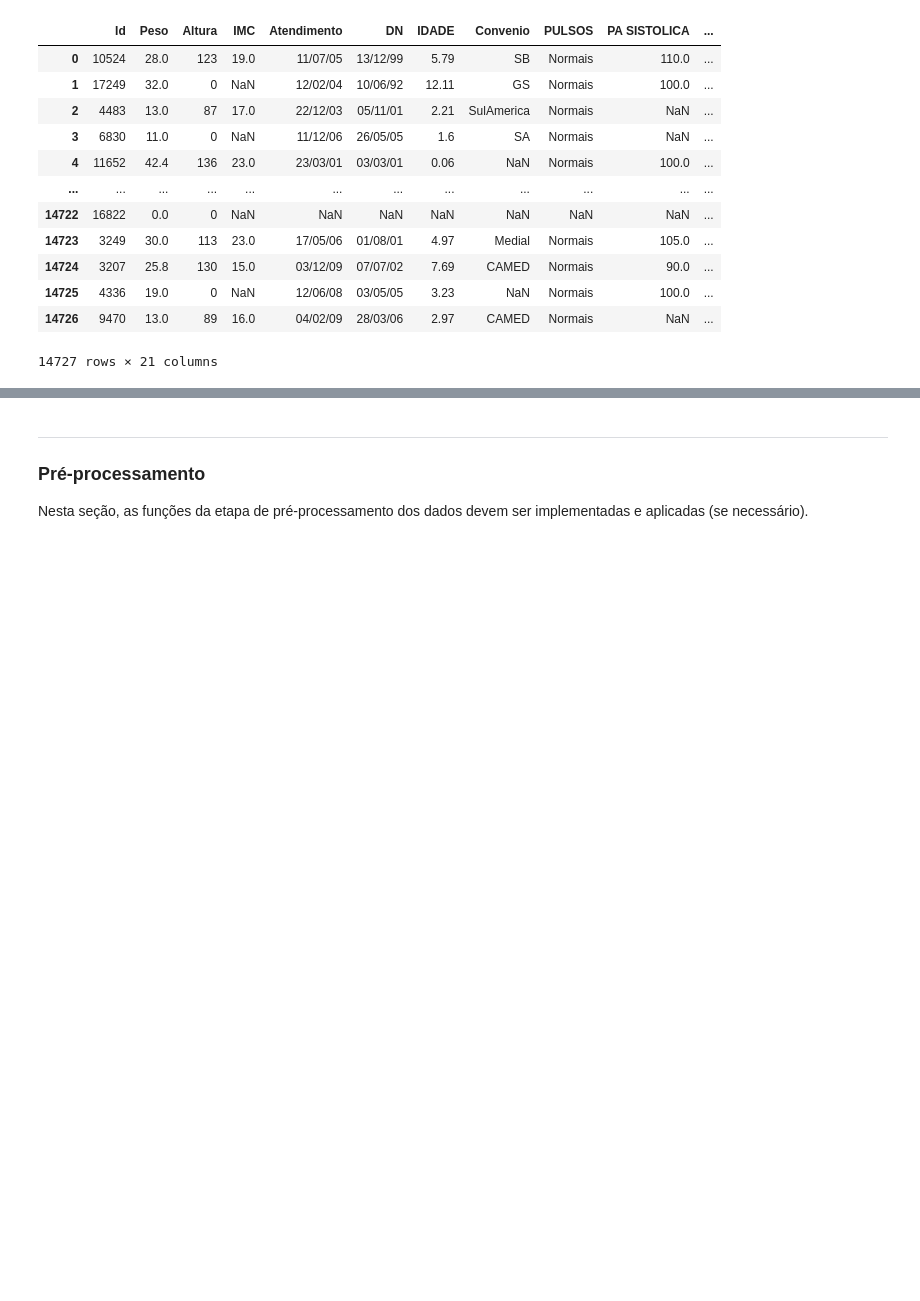
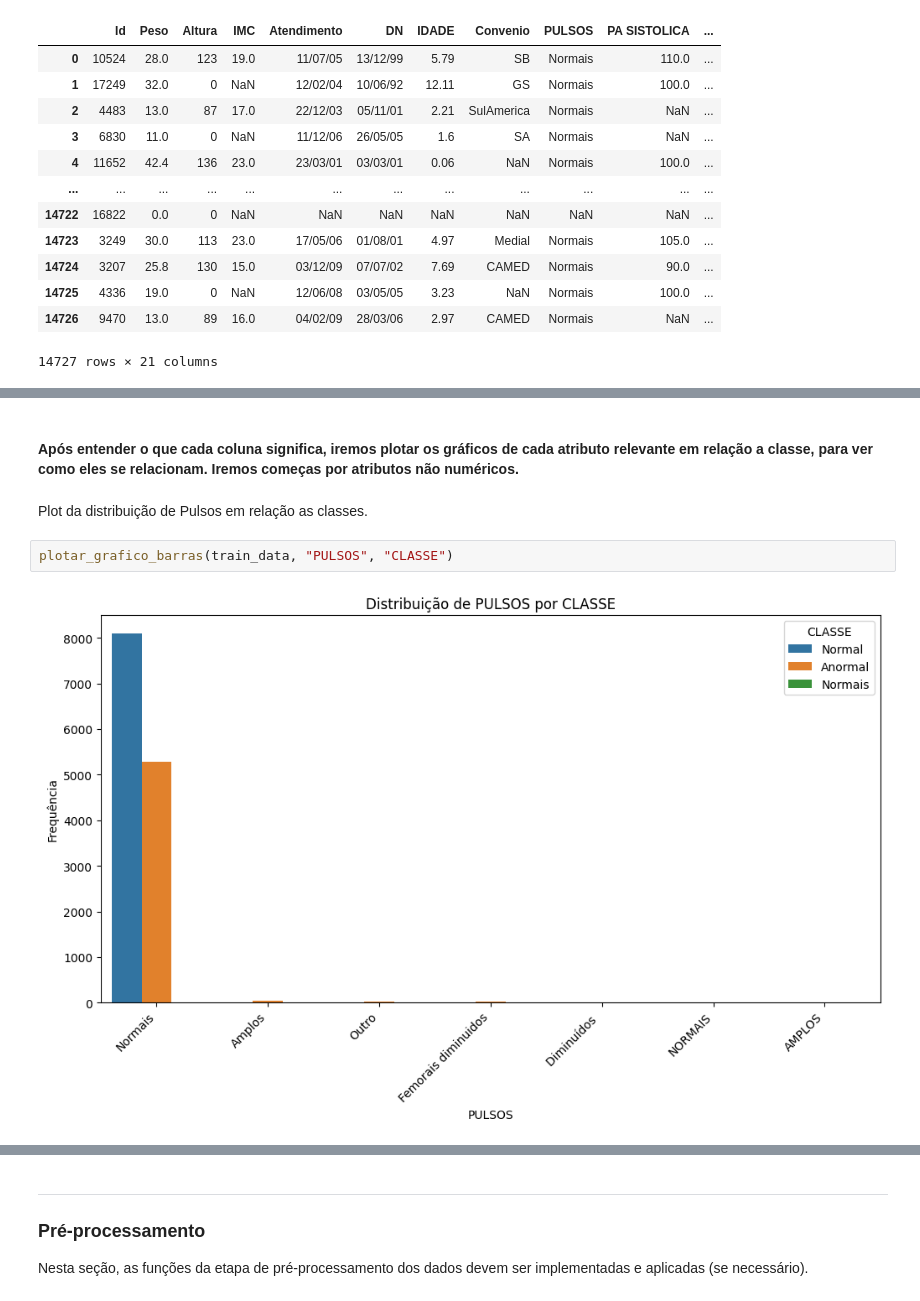
Before and after one commit to guisantoxxx/trabalho-AM, a Jupyter notebook: main.ipynb, the cells around one changed output, grey strips where cells are left out. Cells and saved outputs as stored; diff of their text form; blank space fills up the shorter version.

```diff
--- a/main.ipynb
+++ b/main.ipynb
@@ -54,0 +96,8 @@ substituir(train_data, "CLASSE", "Normais", "Normal")
+# %% [markdown]
+#### Após entender o que cada coluna significa, iremos plotar os gráficos de cada atributo relevante em relação a classe, para ver como eles se relacionam. Iremos começas por atributos não numéricos.
+# %% [markdown]
+Plot da distribuição de Pulsos em relação as classes.
+# %%
+plotar_grafico_barras(train_data, "PULSOS", "CLASSE")
+# %% [output]
+[figure, added]
```
Also changed, not shown: parts of 180 cells of this notebook, 12 other files.
